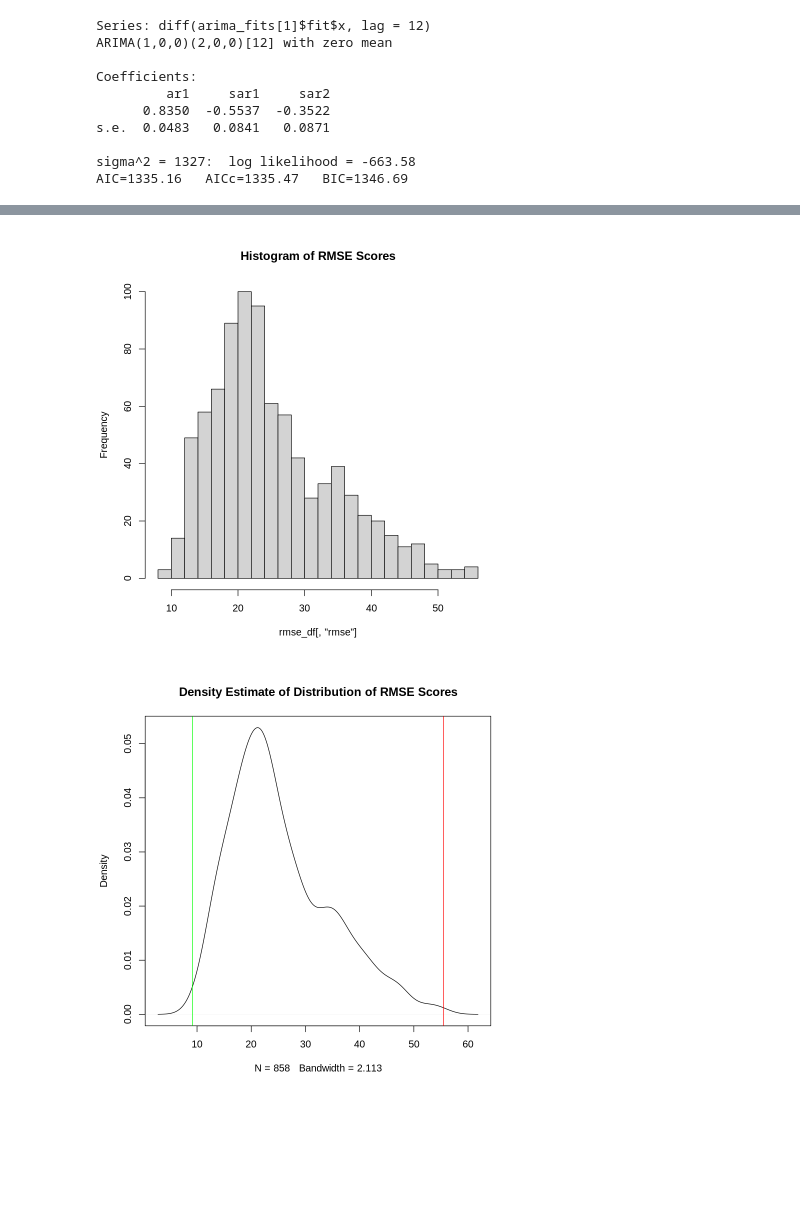
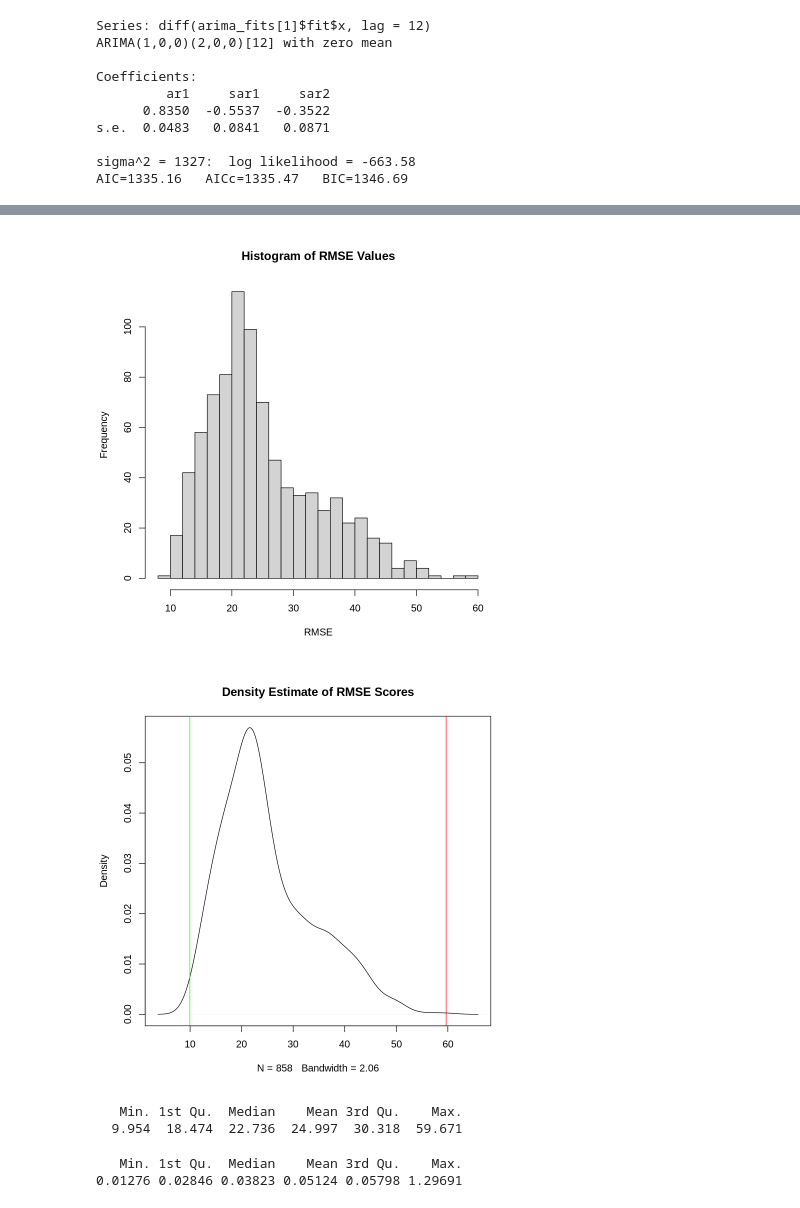
Before and after one commit to eddie-a-salinas/CA-Hydrology-W210-SP2022, a Jupyter notebook: ARIMA_Explorer.ipynb, the cells around one changed output, grey strips where cells are left out. Cells and saved outputs as stored; diff of their text form; code cells hidden in the pictures; blank space fills up the shorter version.

```diff
--- a/ARIMA_Explorer.ipynb
+++ b/ARIMA_Explorer.ipynb
@@ -95,6 +95,16 @@ getResidualDF=function(base_csv) {
     return(residuals_df)
 }
 aresid_df=getResidualDF("catdef_extraction/catdef.catdef_row.0.col.10.csv")
+computeMAPEFromResidDF=function(resid_df) {
+    #https://en.wikipedia.org/wiki/Mean_absolute_percentage_error
+    actuals=as.vector(resid_df[,"actual"])
+    predicteds=as.vector(resid_df[,"predicted"])
+    pe=(actuals-predicteds)/predicteds
+    ape=abs(pe)
+    mape=mean(ape)
+    return(mape)
+    }
+
 computeMSEFromResidDF=function(resid_df) {
     actuals=as.vector(resid_df[,"actual"])
     predicteds=as.vector(resid_df[,"predicted"])
@@ -108,6 +118,12 @@ computeRMSE=function(resid_df) {
     rmse=sqrt(mean_sq_errors)
     return(rmse)
 }
+computeCatdefVariance=function(data_file) {
+
+    data_df=read.csv(file = data_file,header=TRUE)
+    data_variance=var(data_df[,1])
+    return(data_variance)
+}
 # %%
 csv_glob=paste(getwd(),"/",extraction_dir,"/*.csv",sep="")
 csv_files=Sys.glob(csv_glob)
@@ -115,10 +131,10 @@ csv_files=Sys.glob(csv_glob)
 data_files=csv_files[grepl( ".preds", csv_files)==FALSE]
 library("stringr")
 extractRowFN=function(fn) {
-    return(as.numeric(str_match(fn, "row\\.(\\d+)\\.")[2]))
+    return(1+as.numeric(str_match(fn, "row\\.(\\d+)\\.")[2]))
 }
 extractColFN=function(fn) {
-    return(as.numeric(str_match(fn, "col\\.(\\d+)\\.")[2]))
+    return(1+as.numeric(str_match(fn, "col\\.(\\d+)\\.")[2]))
 }
 # %%
 plotAboutAPoint=function(point_rd_file,extra_msg="") {
@@ -221,7 +263,9 @@ rmse_df=data.frame(
     file=data_files,
     rmse=unlist(lapply(data_files,function(f) {return(computeRMSE(getResidualDF(f)))})),
     row=unlist(lapply(data_files,function(f) {return(extractRowFN(f))})),
-    col=unlist(lapply(data_files,function(f) {return(extractColFN(f))}))
+    col=unlist(lapply(data_files,function(f) {return(extractColFN(f))})),
+    mape=unlist(lapply(data_files,function(f) {return(computeMAPEFromResidDF(getResidualDF(f)))})),
+    variance=unlist(lapply(data_files,function(f) {return(computeCatdefVariance(f))}))
 )
 # %%
 ordered_rmse_df=rmse_df[order(rmse_df['rmse']),]
@@ -300,8 +356,18 @@ plotAboutAPoint(worst_rdata,paste("RMSE=",round(worst_rmse,3),sep=""))
 # %%
-hist(rmse_df[,'rmse'],main="Histogram of RMSE Scores",breaks = 30)
-plot(density(rmse_df[,'rmse']),main="Density Estimate of Distribution of RMSE Scores")
+hist(rmse_df[,'rmse'],main="Histogram of RMSE Values",breaks = 30,xlab="RMSE")
+plot(density(rmse_df[,'rmse']),main="Density Estimate of RMSE Scores")
 abline(v=best_rmse, col="green")
 abline(v=worst_rmse, col="red")
 # %% [output]
-[figure, old version]
+[figure, new version]
-[figure, old version]
+[figure, new version]
+# %%
+summary(rmse_df[,'rmse'])
+# %% [output]
+   Min. 1st Qu.  Median    Mean 3rd Qu.    Max.
+  9.954  18.474  22.736  24.997  30.318  59.671
+# %%
+summary(rmse_df[,'mape'])
+# %% [output]
+   Min. 1st Qu.  Median    Mean 3rd Qu.    Max.
+0.01276 0.02846 0.03823 0.05124 0.05798 1.29691
```
Also changed, not shown: parts of 12 cells of this notebook.
